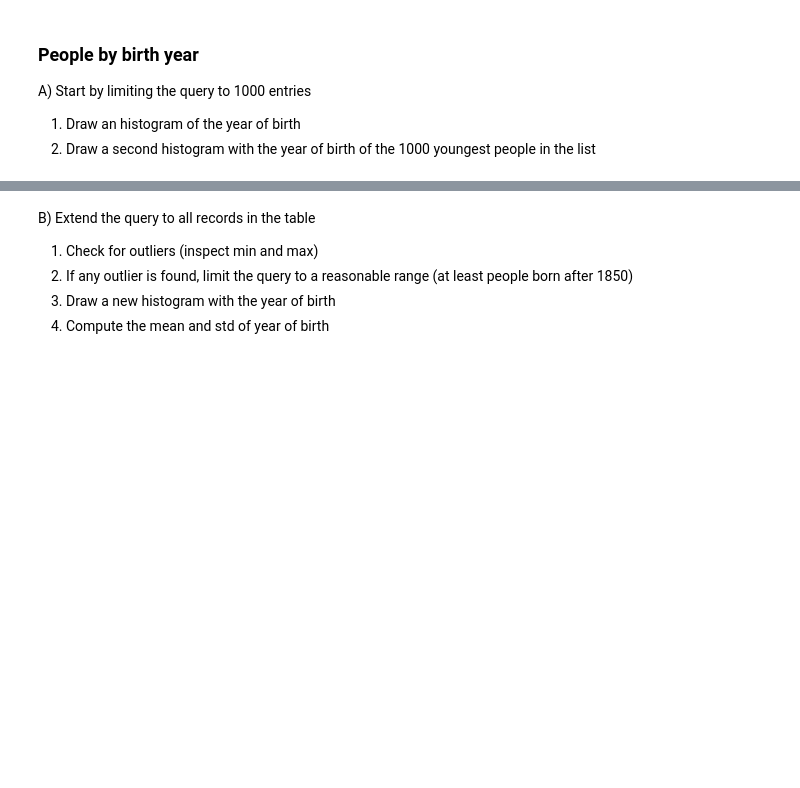
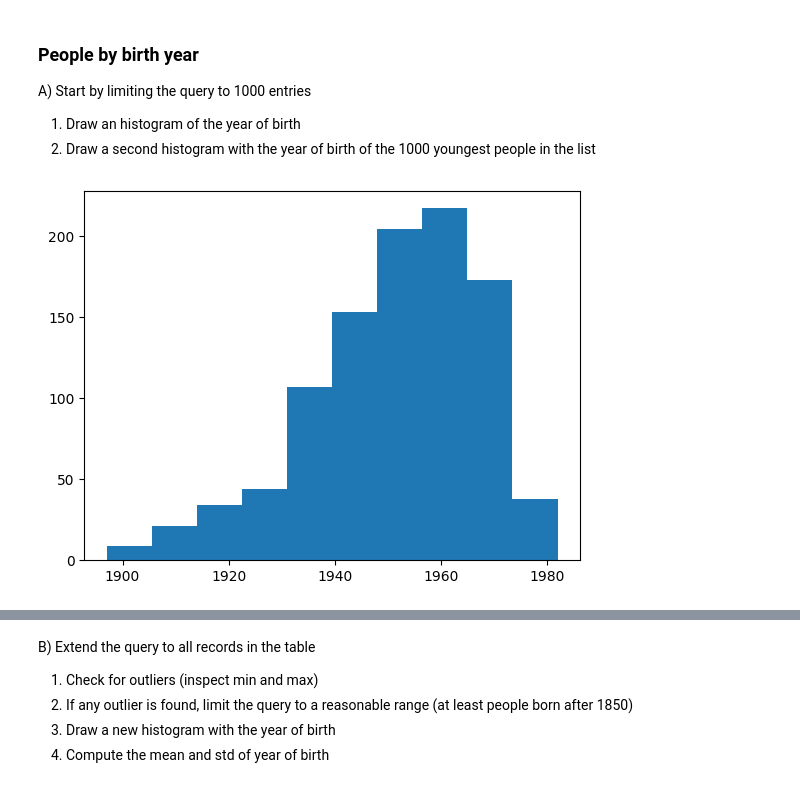
Before and after one commit to gulbord/MAPD-B, a Jupyter notebook: mysql/notebooks/MySQL.ipynb, the cells around one changed output, grey strips where cells are left out. Drawn from its saved outputs; the diff is of its cells as text; code cells hidden in the pictures; blank space fills up the shorter version.

```diff
--- a/mysql/notebooks/MySQL.ipynb
+++ b/mysql/notebooks/MySQL.ipynb
@@ -1623,5 +1656,19 @@ A) Start by limiting the query to 1000 entries
 1. Draw an histogram of the year of birth
 2. Draw a second histogram with the year of birth of the 1000 youngest people in the list
 # %%
-# A.1
+import matplotlib.pyplot as plt
+
+db = mysql.connector.connect(
+    user="root",
+    password="root_pwd",
+    host="db"
+)
+
+dbc = db.cursor()
+dbc.execute("USE IMDb")
+dbc.execute("SELECT birth_year FROM Names_ LIMIT 1000")
+plt.hist([i[0] for i in dbc.fetchall()])
+plt.show()
+# %% [output]
+[figure, added]
 # %%
```
Also changed, not shown: parts of 39 cells of this notebook.
